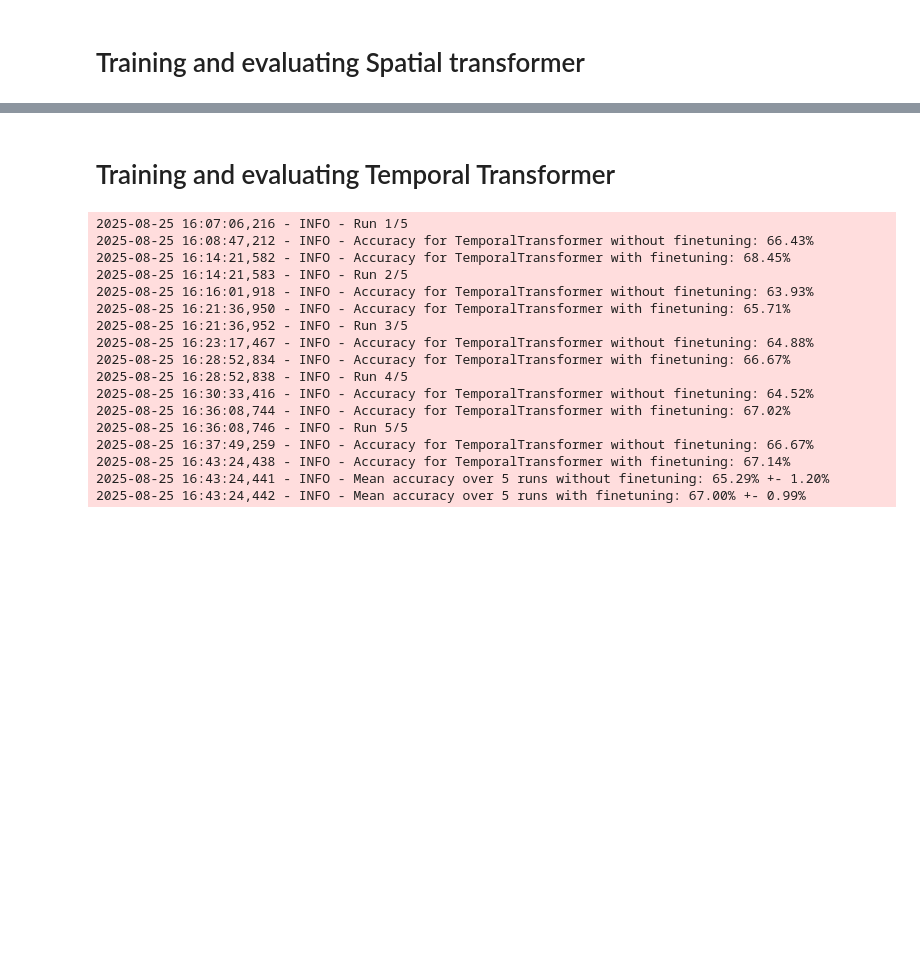
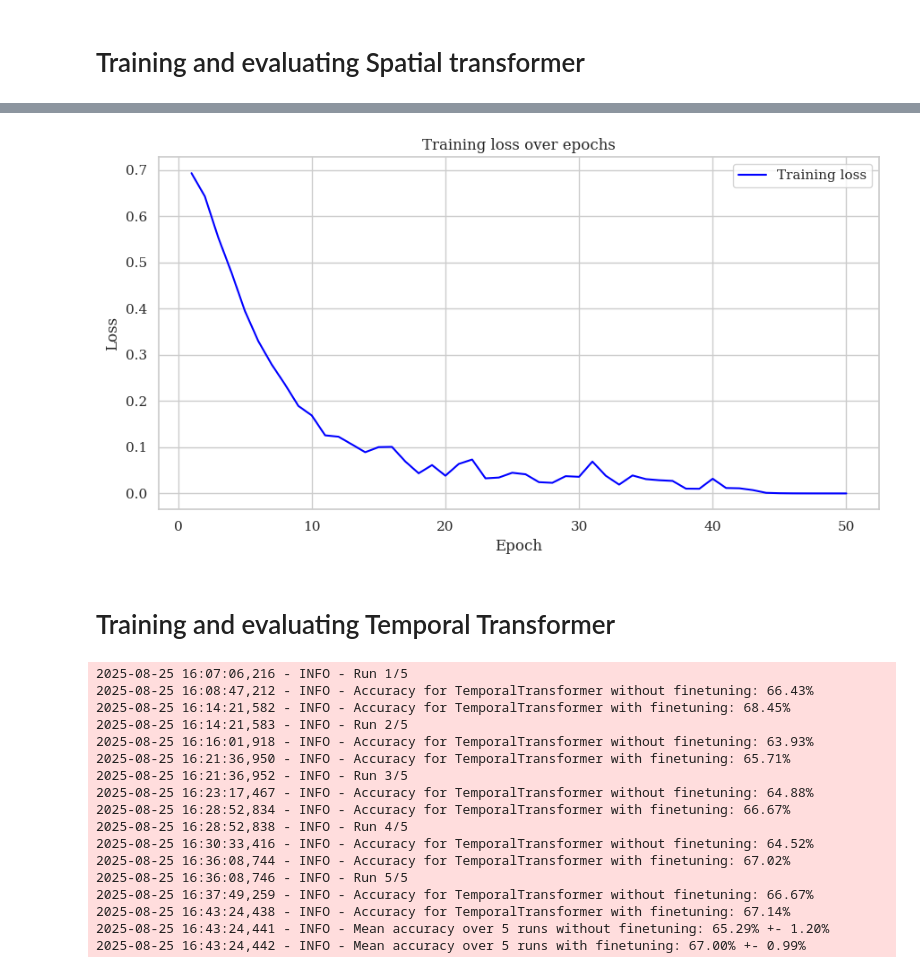
Before and after one commit to ad-jusk/eeg_transformer, a Jupyter notebook: notebooks/transformers_transfer.ipynb, the cells around one changed output, grey strips where cells are left out. Saved outputs shown, nothing was run; the diff lists cells and outputs as text; code cells hidden in the pictures; blank space fills up the shorter version.

```diff
--- a/notebooks/transformers_transfer.ipynb
+++ b/notebooks/transformers_transfer.ipynb
@@ -339,20 +365,22 @@ else:
 # %%
 accuracies_no_finetune = []
 accuracies_finetune = []
+all_losses = []
 model_type = ModelType.SPATIAL
 
-for run in range(runs):
+for run in range(2):
 
     logger.info(f"Run {run+1}/{runs}")
 
-    model, cnn_mode = train_model(model_type, device, X_small_train, y_small_train)
-    accuracy = evaluate_model(model, device, cnn_mode, X_test, y_test)
+    model, accuracy, _ = train_and_evaluate_model(model_type, device, X_small_train, y_small_train, X_test, y_test)
 
     logger.info(f"Accuracy for {model._get_name()} without finetuning: {accuracy * 100:.2f}%")
     accuracies_no_finetune.append(accuracy)
 
-    model, cnn_mode = train_model(model_type, device, X_big_train, y_big_train, X_small_train, y_small_train)
-    accuracy = evaluate_model(model, device, cnn_mode, X_test, y_test)
+    model, accuracy, train_losses = train_and_evaluate_model(
+        model_type, device, X_big_train, y_big_train, X_test, y_test, X_small_train, y_small_train
+    )
+    all_losses.append(train_losses)
 
     logger.info(f"Accuracy for {model._get_name()} with finetuning: {accuracy * 100:.2f}%")
     accuracies_finetune.append(accuracy)
@@ -368,4 +396,7 @@ logger.info(
 logger.info(
     f"Mean accuracy over {runs} runs with finetuning: {acc_mean_finetune * 100:.2f}% +- {std_finetune * 100:.2f}%"
 )
+
+mean_loss = np.mean(np.array(all_losses), axis=0)
+plot_training_loss(mean_loss)
 # %% [output]
@@ -389,3 +411,4 @@ logger.info(
+[figure, added]
 # %% [markdown]
 # Training and evaluating Temporal Transformer
 # %%
```
Also changed, not shown: parts of 7 cells of this notebook.
